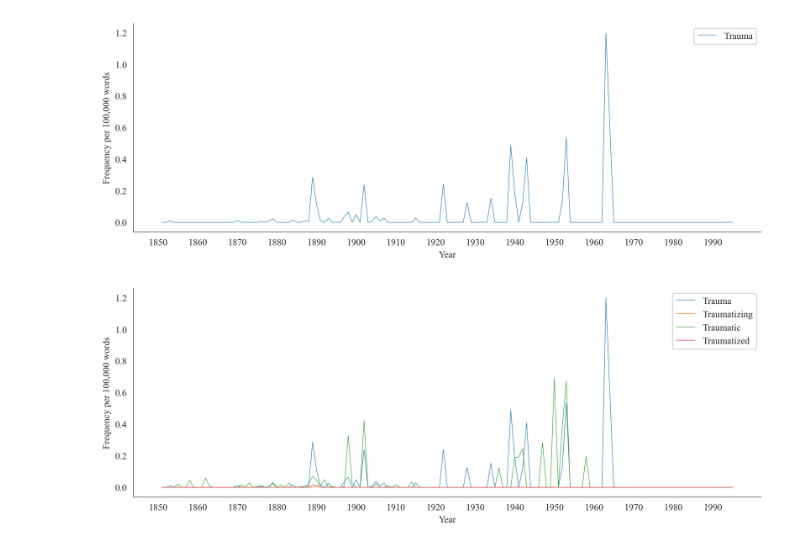
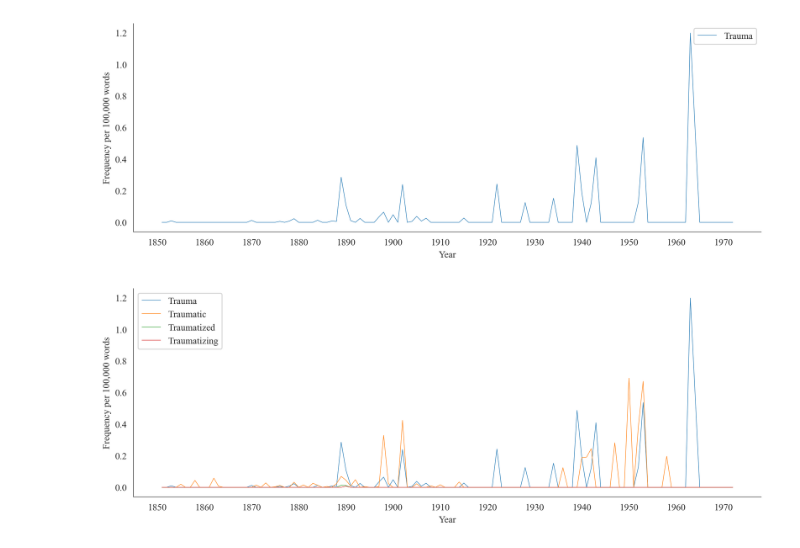
Before and after one commit to collinsnji/LinguineLabs, a Jupyter notebook: notebooks/inital_eda.ipynb, the cells around one changed output. Saved outputs shown, nothing was run; the diff lists cells and outputs as text; code cells hidden in the pictures.

```diff
--- a/notebooks/inital_eda.ipynb
+++ b/notebooks/inital_eda.ipynb
@@ -61,9 +61,9 @@ df.to_csv('../data/prod/normalized_data_by_year.csv', index=False)
 # %%
 # END NOV 19
 # Start NOV 27th
-df = pd.read_csv('../data/prod/final_corpus.csv')
-df_gutenberg = df.query('year_published <= 1995') # where the gutenberg data ends
-df_bookcorpus = df.query('year_published > 1995') # where the book corpus data starts
+df = pd.read_csv('../data/prod/normalized_data_by_year.csv')
+df_gutenberg = df.query('year_published <= 1972') # where the gutenberg data ends
+df_bookcorpus = df.query('year_published > 1972') # where the book corpus data starts
 # %%
 ## Plots of data
 # set plot params
@@ -76,7 +76,7 @@ plt.rcParams['figure.dpi'] = 300
 plt.rcParams['grid.linewidth'] = 0.25
 # plot the data
 
-def plot_variable(data, x, y, xlabel, ylabel, save_path, title=None):
+def plot_variable(data, x, y, xlabel, ylabel, save_path, x_scale=(1850, 1975, 10), title=None):
   fig, ax = plt.subplots(figsize=(12, 4))
   ax.spines['right'].set_visible(False)
   ax.spines['top'].set_visible(False)
@@ -86,7 +86,8 @@ def plot_variable(data, x, y, xlabel, ylabel, save_path, title=None):
   for v in y:
     sns.lineplot(data=data, x=x, y=f'{v}', label=f'{v}'.capitalize(), linewidth=0.5, ax=ax, errorbar="sd", estimator='median')
   plt.xlabel(xlabel)
-  plt.xticks(np.arange(1850, 1995, 10))
+  x_start, x_end, x_step = x_scale
+  plt.xticks(np.arange(x_start, x_end, x_step))
   plt.ylabel(ylabel)
   if title:
     plt.title(title)
@@ -97,15 +98,15 @@ def plot_variable(data, x, y, xlabel, ylabel, save_path, title=None):
 
 plot_variable(df_gutenberg, 'year_published', ['trauma'], 'Year', 'Frequency per 100,000 words', '../figures/prod/gutenberg_trauma_by_year.png')
 # %% [output]
-[figure, old version]
+[figure, new version]
 # %%
 plot_variable(
   data=df_gutenberg,
   x='year_published',
-  y=['trauma', 'traumatizing', 'traumatic', 'traumatized'],
+  y=['trauma', 'traumatic', 'traumatized', 'traumatizing'],
   xlabel='Year',
   ylabel='Frequency per 100,000 words',
-  save_path='../figures/prod/gutenberg_trauma_combined_by_year.png'
+  save_path='../figures/prod/gutenberg_other_terms_combined_by_year.png'
 )
 # %% [output]
-[figure, old version]
+[figure, new version]
```
Also changed, not shown: parts of 2 cells of this notebook, 6 other files.
